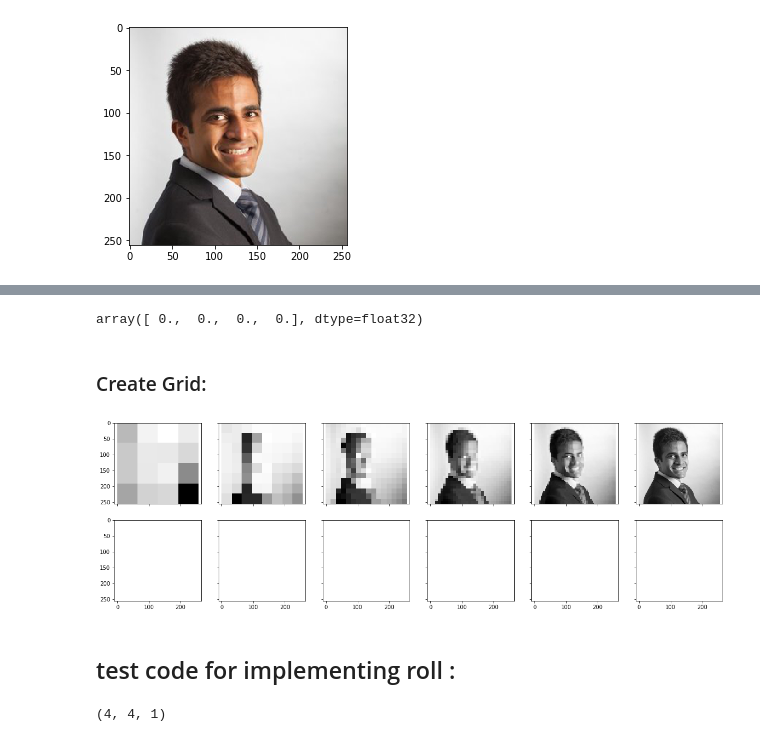
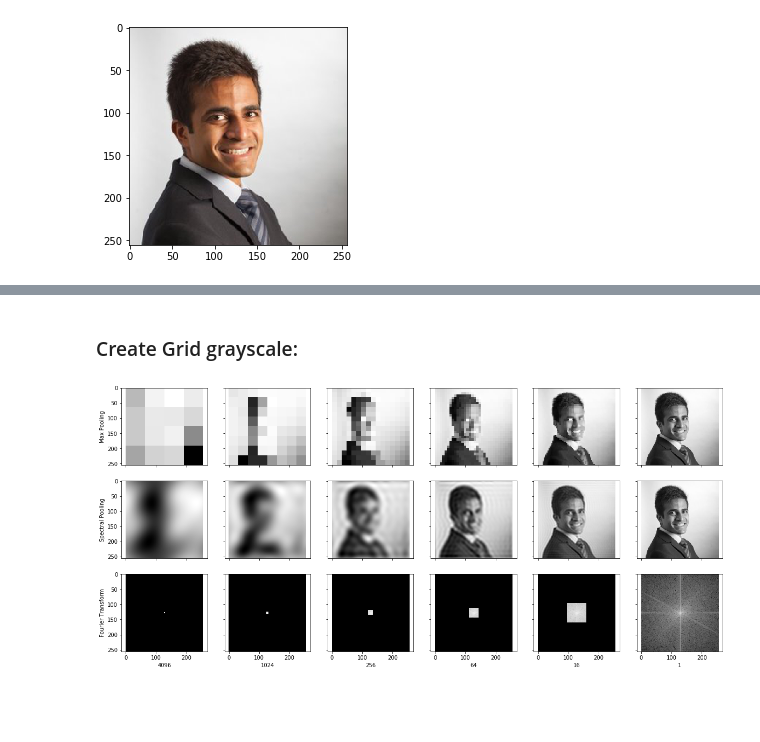
Before and after one commit to oracleofnj/spectral-repr-cnns, a Jupyter notebook: src/figure2.ipynb, the cells around one changed output, grey strips where cells are left out. Cells and saved outputs as stored; diff of their text form; code cells hidden in the pictures; blank space fills up the shorter version.

Commit message:
final spectral pool with fourier transform

```diff
--- a/src/figure2.ipynb
+++ b/src/figure2.ipynb
@@ -62,16 +25,28 @@ plt.imshow(image_new_pool, cmap='gray')
-# %%
-image_new[np.arange(0,4), np.arange(0,4)]
-# %% [output]
-array([ 0.,  0.,  0.,  0.], dtype=float32)
 # %% [markdown]
-### Create Grid:
+### Create Grid grayscale:
 # %%
-fig, ax = plt.subplots(2, 6, figsize=(20, 6), sharex=True, sharey=True)
+fig, axes = plt.subplots(3, 6, figsize=(20, 9), sharex=True, sharey=True)
 pool_size = [64, 32, 16, 8, 4, 1]
+
 for i in range(6):
+    ax = axes[0, i]
     im_pool = max_pool(image, pool_size=pool_size[i])
-    ax[0, i].imshow(im_pool, cmap='gray')
+    im_pool = np.squeeze(im_pool)
+    ax.imshow(im_pool, cmap='gray')
+#     ax.set_xlabel(pool_size[i])
+    if not i:
+        ax.set_ylabel('Max Pooling')
+
+for i in range(6):
+    ax = axes[1, i]
+    ax2 = axes[2, i]
+    im_fft, im_pool = spectral_pool(image, pool_size=pool_size[i])
+    im_pool = np.squeeze(im_pool)
+    ax.imshow(im_pool, cmap='gray')
+    ax2.imshow(get_fft_plot(im_fft), cmap='gray')
+    ax2.set_xlabel(pool_size[i]**2)
+    if not i:
+        ax.set_ylabel('Spectral Pooling')
+        ax2.set_ylabel('Fourier Transform')
 # %% [output]
-[figure, old version]
+[figure, new version]
-# %% [markdown]
-## test code for implementing roll :
@@ -84,4 +52,0 @@ ft, imn = spectral_pool(imt, pool_size=2)
-# %%
-np.asarray(ft).shape
-# %% [output]
-(4, 4, 1)
```
Also changed, not shown: parts of 28 cells of this notebook, 1 other file.
